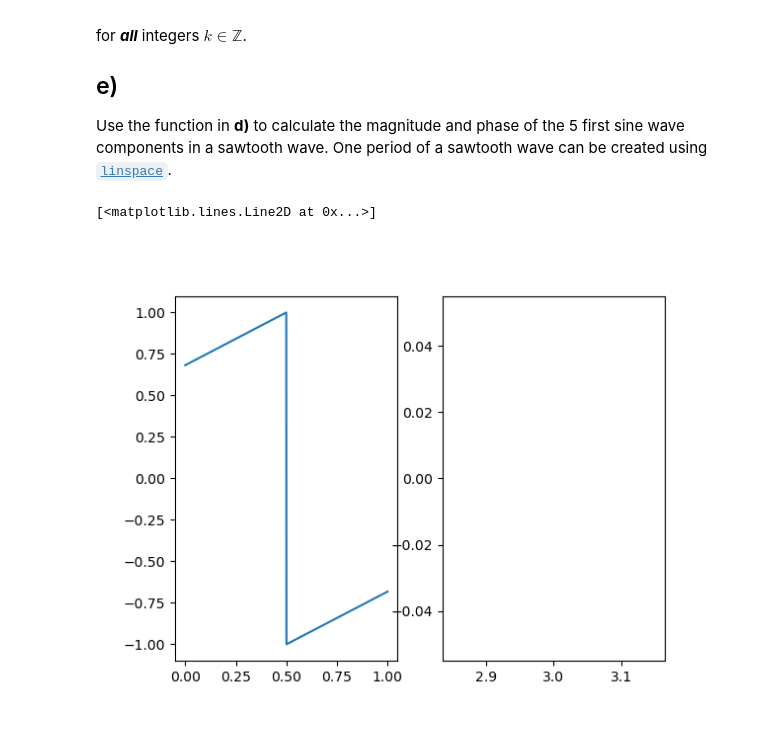
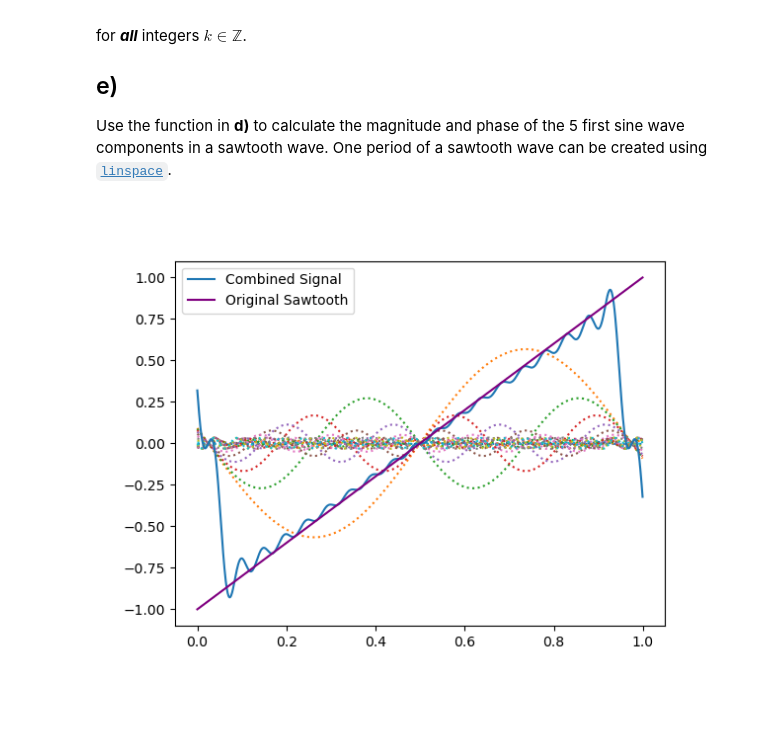
Before and after one commit to Mortenms/AIS2201_Exercises, a Jupyter notebook: Exercise_2/3_frequency_shifting.ipynb, the cells around one changed output. Saved outputs shown, nothing was run; the diff lists cells and outputs as text; code cells hidden in the pictures.

```diff
--- a/Exercise_2/3_frequency_shifting.ipynb
+++ b/Exercise_2/3_frequency_shifting.ipynb
@@ -78,9 +78,8 @@ Write a python program which shows the frequency spectrum of $x(t)\cdot \cos(2\p
 # WRITE YOUR CODE HERE:
 import numpy as np
 
-a = x * np.cos(2 * np.pi * t)  # what?!
-b = x * np.sin(2 * np.pi * t)
-
+a = x * np.cos(2 * np.pi * 5 * t)
+b = x * np.sin(2 * np.pi * 5 * t)
 
 plt.figure(figsize=(10, 5));
 plt.subplot(1, 2, 1)
@@ -166,12 +165,12 @@ def extract_sinusoid(x, t, f):
     # WRITE YOUR CODE HERE:
     #a = x * (np.cos(2 * np.pi * t * f) - 1j * np.sin(2 * np.pi * t * f))
 
-    a = x * np.cos(2 * np.pi * t * f)
-    b = x * np.sin(2 * np.pi * t * f)
+    a = np.mean(x * np.cos(2 * np.pi * t * f))
+    b = np.mean(x * np.sin(2 * np.pi * t * f))
 
-    mag_f = 2*np.sqrt(np.mean(a)**2 + np.mean(b)**2)
+    mag_f = 2 * np.sqrt(a ** 2 + b ** 2)
 
-    phase_f = np.arctan2(np.mean(b),np.mean(a))
+    phase_f = -np.arctan2(b, a)
     return mag_f, phase_f
 # %% [markdown]
 The calculations we have performed in task **d)** are the essence of fourier transformation / fourier series decomposition. Performing a fourier series decomposition of a signal $x(t)$ involves repeating such a sinusoid extraction for *all* possible frequency components. Described mathematically:
@@ -186,26 +185,32 @@ Use the function in **d)** to calculate the magnitude and phase of the 5 first s
 # %%
 import numpy as np
 from scipy.signal import sawtooth
 
 t1 = np.linspace(0, 1, 1000, endpoint=False)  # 200 timestamps in 1 second (fs=200)
 xt = np.linspace(-1, 1, 1000, endpoint=False)  # One period of sawtooth wave
-xT = sawtooth(xt)
+#xT = sawtooth(xt)
+f1 = 20
+f = np.linspace(0,f1,f1)
+magnitudes = np.zeros(len(f))
+angles = np.zeros(len(f))
 
-magnitudes = np.zeros(5)
-angles = np.zeros(5)
-f = np.linspace(0,4)
+plt.close(fig=1)
+plt.figure(1)
+b = 0
 
-ft = 0
+for i in range(len(f)):
+    magnitudes[i], angles[i] = extract_sinusoid(xt, t1, f[i])
+    a = magnitudes[i] * np.cos(2 * np.pi * t1 * f[i] + angles[i])
+    #print(magnitudes[i], angles[i])
+    b += a
+    plt.plot(t1,a,':')
 
-for i in range(5):
-    magnitudes[i], angles[i] = extract_sinusoid(xT,t1,f[i])
+plt.plot(t1, b, label='Combined Signal')  # Plot the combined signal
+plt.plot(t1, xt, color='purple', label='Original Sawtooth')  # Plot the original sawtooth wave
+plt.legend()
+plt.show()
 
-plt.figure()
-plt.subplot(1,2,1)
-plt.plot(t1, xT)
-plt.subplot(1,2,2)
-plt.plot(3,ft)
+#plt.plot(t1, xt)
 # WRITE YOUR CODE HERE:
 # %% [output]
-[<matplotlib.lines.Line2D at 0x...>]
-[figure, old version]
+[figure, new version]
```
Also changed, not shown: parts of 3 cells of this notebook, 2 other files.
